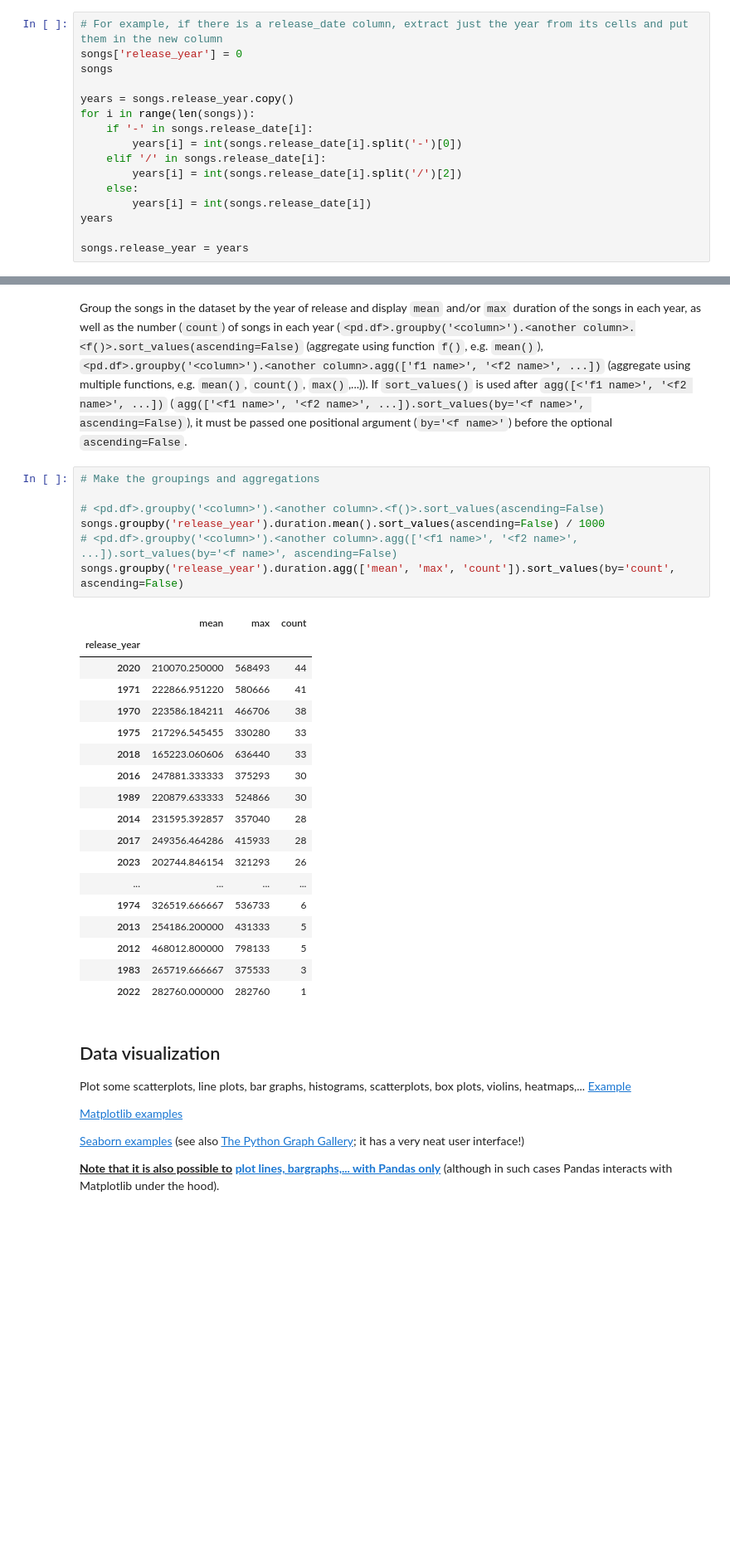
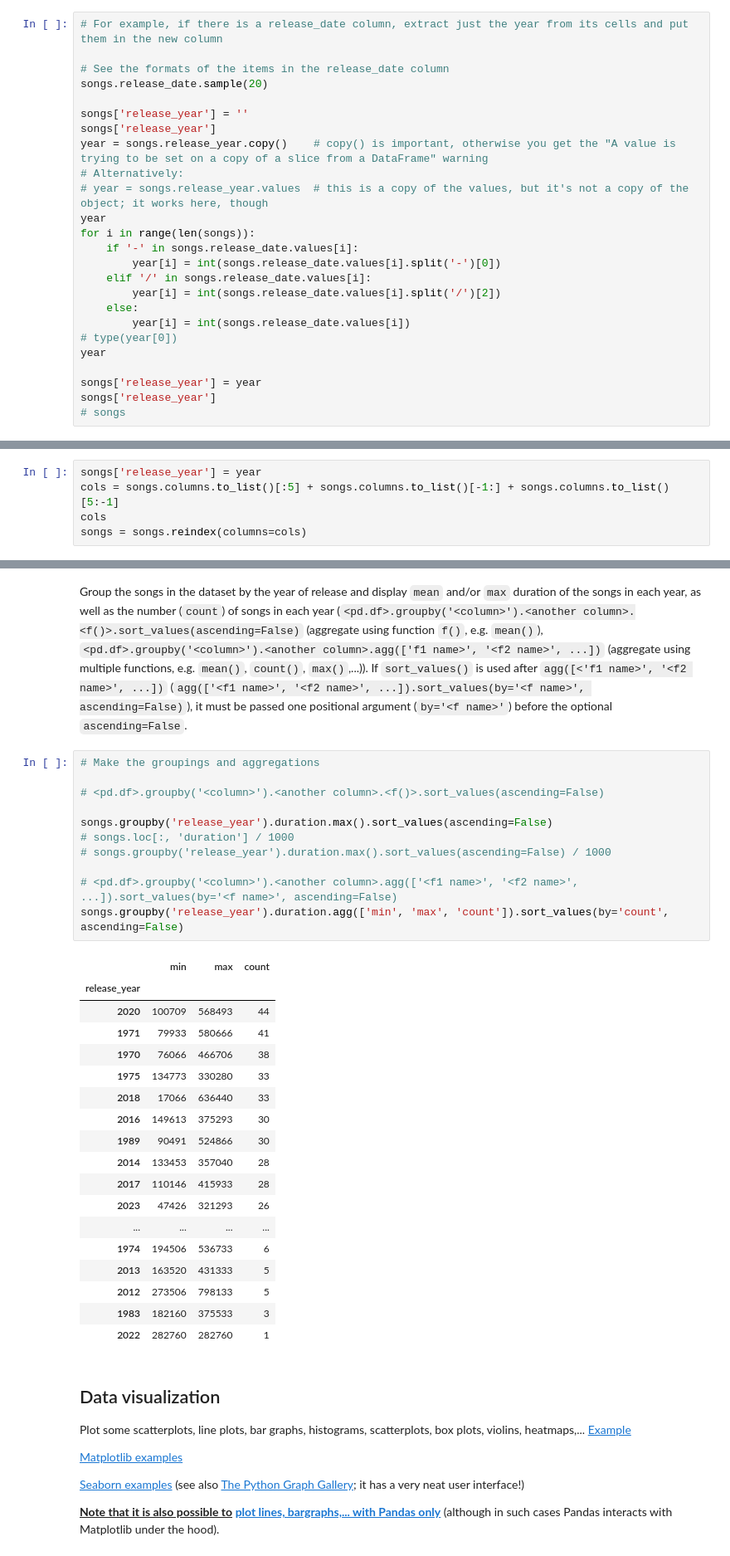
Before and after one commit to ADA-Programming/ADA_2026, a Jupyter notebook: notebooks/eda.ipynb, the cells around one changed output, grey strips where cells are left out. Shown at 83% size. Cells and saved outputs as stored; diff of their text form; blank space fills up the shorter version.

```diff
--- a/notebooks/eda.ipynb
+++ b/notebooks/eda.ipynb
@@ -231,17 +225,26 @@ Index(['track', 'album', 'album_type', 'artist', 'release_date',
 The new column will be added as the last one, so rearranging columns might be desirable after that.
 # %%
 # For example, if there is a release_date column, extract just the year from its cells and put them in the new column
-songs['release_year'] = 0
-songs
 
-years = songs.release_year.copy()
+# See the formats of the items in the release_date column
+songs.release_date.sample(20)
+
+songs['release_year'] = ''
+songs['release_year']
+year = songs.release_year.copy()    # copy() is important, otherwise you get the "A value is trying to be set on a copy of a slice from a DataFrame" warning
+# Alternatively:
+# year = songs.release_year.values  # this is a copy of the values, but it's not a copy of the object; it works here, though
+year
 for i in range(len(songs)):
-    if '-' in songs.release_date[i]:
-        years[i] = int(songs.release_date[i].split('-')[0])
-    elif '/' in songs.release_date[i]:
-        years[i] = int(songs.release_date[i].split('/')[2])
+    if '-' in songs.release_date.values[i]:
+        year[i] = int(songs.release_date.values[i].split('-')[0])
+    elif '/' in songs.release_date.values[i]:
+        year[i] = int(songs.release_date.values[i].split('/')[2])
     else:
-        years[i] = int(songs.release_date[i])
-years
+        year[i] = int(songs.release_date.values[i])
+# type(year[0])
+year
 
-songs.release_year = years
+songs['release_year'] = year
+songs['release_year']
+# songs
@@ -724,3 +735,8 @@ songs = pd.read_csv('../data/csny_no_NaNs.csv')
+# %%
+songs['release_year'] = year
+cols = songs.columns.to_list()[:5] + songs.columns.to_list()[-1:] + songs.columns.to_list()[5:-1]
+cols
+songs = songs.reindex(columns=cols)
 # %% [markdown]
 How many unique values for `release_year` are there in the dataset (`<pd.df>['<column>'].unique()`, `<pd.df>.<column>.unique()`; `<pd.df>['<column>'].nunique()`, `<pd.df>.<column>.nunique()`)?
 # %%
@@ -785,29 +804,33 @@ If `sort_values()` is used after `agg([<'f1 name>', '<f2 name>', ...])` (`agg(['
 # %%
 # Make the groupings and aggregations
 
 # <pd.df>.groupby('<column>').<another column>.<f()>.sort_values(ascending=False)
-songs.groupby('release_year').duration.mean().sort_values(ascending=False) / 1000
+
+songs.groupby('release_year').duration.max().sort_values(ascending=False)
+# songs.loc[:, 'duration'] / 1000
+# songs.groupby('release_year').duration.max().sort_values(ascending=False) / 1000
+
 # <pd.df>.groupby('<column>').<another column>.agg(['<f1 name>', '<f2 name>', ...]).sort_values(by='<f name>', ascending=False)
-songs.groupby('release_year').duration.agg(['mean', 'max', 'count']).sort_values(by='count', ascending=False)
+songs.groupby('release_year').duration.agg(['min', 'max', 'count']).sort_values(by='count', ascending=False)
 # %% [output]
-|  | mean | max | count |
+|  | min | max | count |
 | release_year |  |  |  |
-| 2020 | 210070.250000 | 568493 | 44 |
-| 1971 | 222866.951220 | 580666 | 41 |
-| 1970 | 223586.184211 | 466706 | 38 |
-| 1975 | 217296.545455 | 330280 | 33 |
-| 2018 | 165223.060606 | 636440 | 33 |
-| 2016 | 247881.333333 | 375293 | 30 |
-| 1989 | 220879.633333 | 524866 | 30 |
-| 2014 | 231595.392857 | 357040 | 28 |
-| 2017 | 249356.464286 | 415933 | 28 |
-| 2023 | 202744.846154 | 321293 | 26 |
+| 2020 | 100709 | 568493 | 44 |
+| 1971 | 79933 | 580666 | 41 |
+| 1970 | 76066 | 466706 | 38 |
+| 1975 | 134773 | 330280 | 33 |
+| 2018 | 17066 | 636440 | 33 |
+| 2016 | 149613 | 375293 | 30 |
+| 1989 | 90491 | 524866 | 30 |
+| 2014 | 133453 | 357040 | 28 |
+| 2017 | 110146 | 415933 | 28 |
+| 2023 | 47426 | 321293 | 26 |
 | ... | ... | ... | ... |
-| 1974 | 326519.666667 | 536733 | 6 |
-| 2013 | 254186.200000 | 431333 | 5 |
-| 2012 | 468012.800000 | 798133 | 5 |
-| 1983 | 265719.666667 | 375533 | 3 |
-| 2022 | 282760.000000 | 282760 | 1 |
+| 1974 | 194506 | 536733 | 6 |
+| 2013 | 163520 | 431333 | 5 |
+| 2012 | 273506 | 798133 | 5 |
+| 1983 | 182160 | 375533 | 3 |
+| 2022 | 282760 | 282760 | 1 |
 # %% [markdown]
 ## Data visualization
 Plot some scatterplots, line plots, bar graphs, histograms, scatterplots, box plots, violins, heatmaps,...
```
Also changed, not shown: parts of 109 cells of this notebook, 1 other file.
